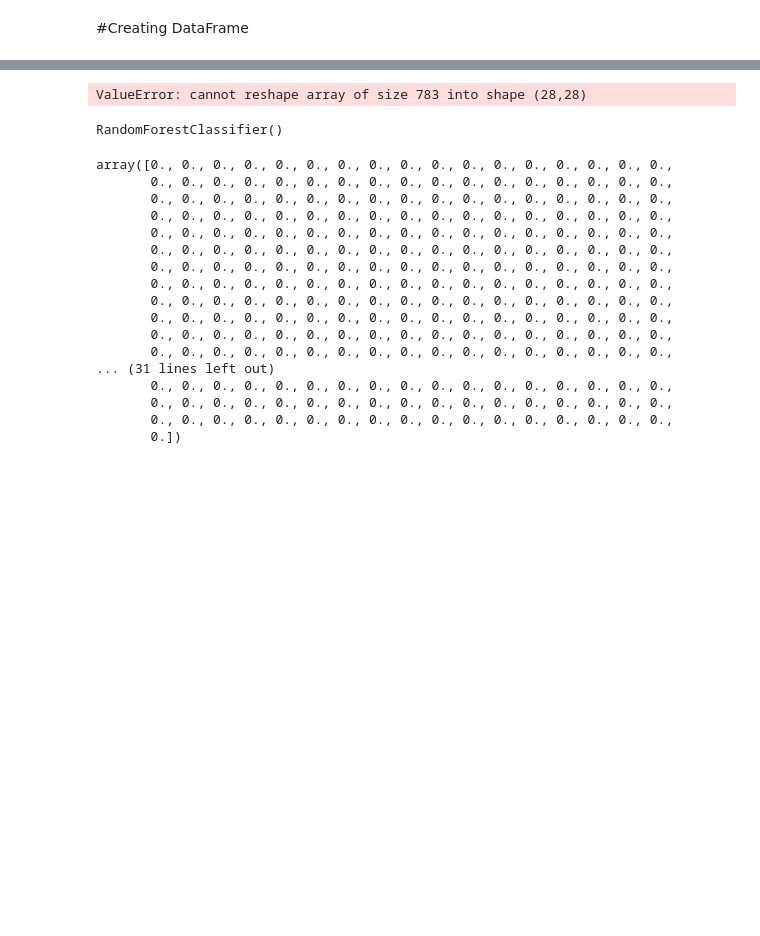
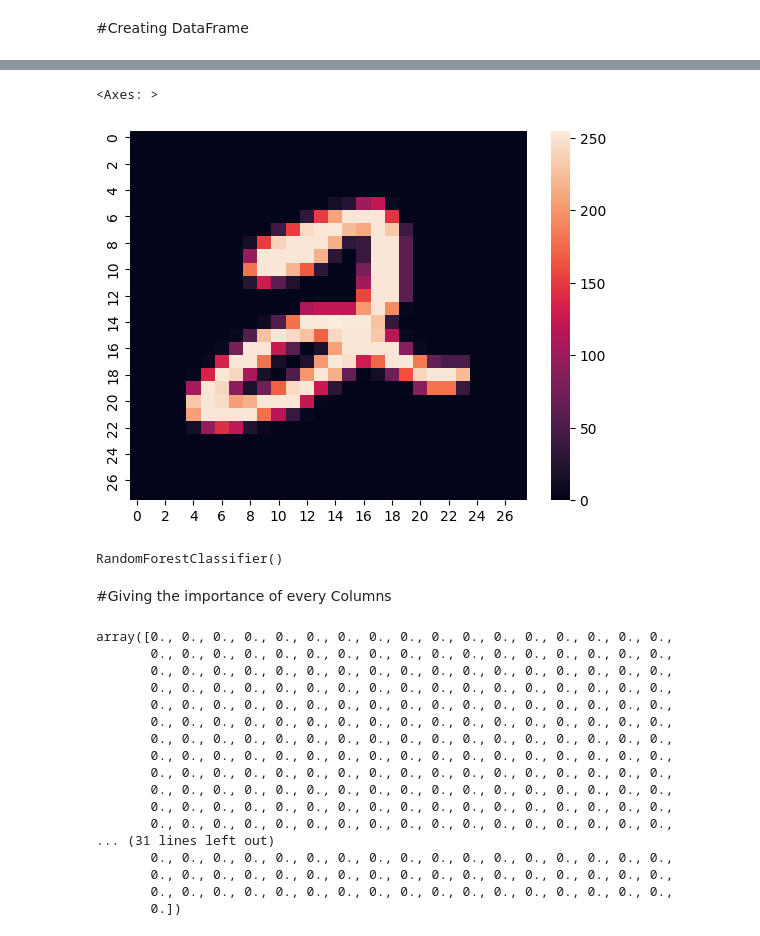
Before and after one commit to rocket0l4/ML-files, a Jupyter notebook: Feature_importance.ipynb, the cells around one changed output, grey strips where cells are left out. Cells and saved outputs as stored; diff of their text form; code cells hidden in the pictures; blank space fills up the shorter version.

```diff
--- a/Feature_importance.ipynb
+++ b/Feature_importance.ipynb
@@ -37,9 +39,12 @@ df
 X = df.iloc[:,1:]
 y = df.iloc[:,0]
 # %%
-sns.heatmap(X.iloc[5].values.reshape(28,28))
+reshaped_data = np.append(X.iloc[5].values,0).reshape(28,28)
-# %% [output]
-ValueError: cannot reshape array of size 783 into shape (28,28)
+# %%
+sns.heatmap(reshaped_data)
+# %% [output]
+<Axes: >
+[figure, added]
 # %%
 from sklearn.ensemble import RandomForestClassifier
 # %%
@@ -48,6 +53,8 @@ rf = RandomForestClassifier()
 rf.fit(X,y)
 # %% [output]
 RandomForestClassifier()
+# %% [markdown]
+#Giving the importance of every Columns
 # %%
 rf.feature_importances_
 # %% [output]
```
Also changed, not shown: parts of 13 cells of this notebook.
